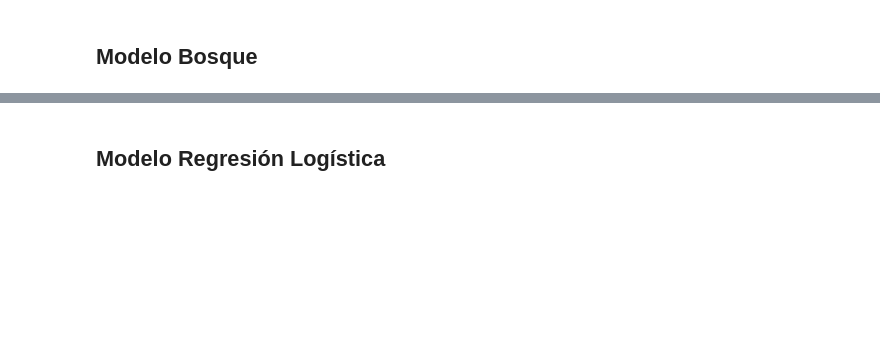
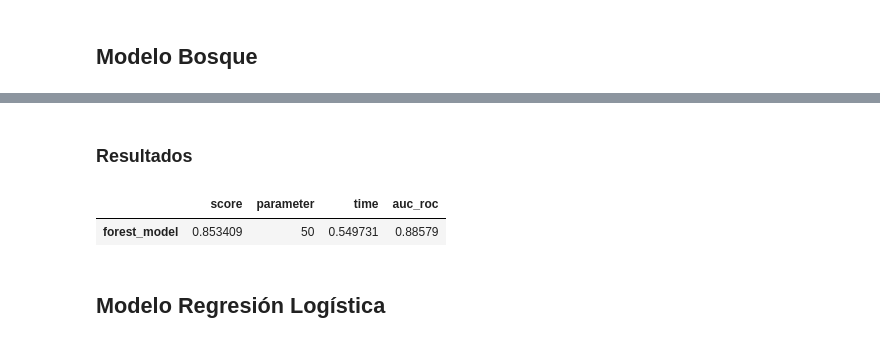
Before and after one commit to GeorginaTL/ProyectoFinalTT, a Jupyter notebook: proyecto_final_s17.ipynb, the cells around one changed output, grey strips where cells are left out. Drawn from its saved outputs; the diff is of its cells as text; code cells hidden in the pictures; blank space fills up the shorter version.

```diff
--- a/proyecto_final_s17.ipynb
+++ b/proyecto_final_s17.ipynb
@@ -1961,3 +1991,13 @@ Exactitud del mejor modelo Bosque: 0.85. Estimadores: 50.00. Tiempo: 0.70. AUC_R
+# %% [markdown]
+### Resultados
+# %%
+# convertiré estos datos en la tabla 'forest_val_table'
+data={'score':best_forest_score,'parameter':best_forest_est,'time':best_forest_time,'auc_roc':best_forest_auc_roc}
+forest_val_table=pd.DataFrame([data],index=['forest_model'])
+forest_val_table
+# %% [output]
+|  | score | parameter | time | auc_roc |
+| forest_model | 0.853409 | 50 | 0.549731 | 0.88579 |
 # %% [markdown]
 ## Modelo Regresión Logística
 # %%
```
Also changed, not shown: parts of 18 cells of this notebook.
